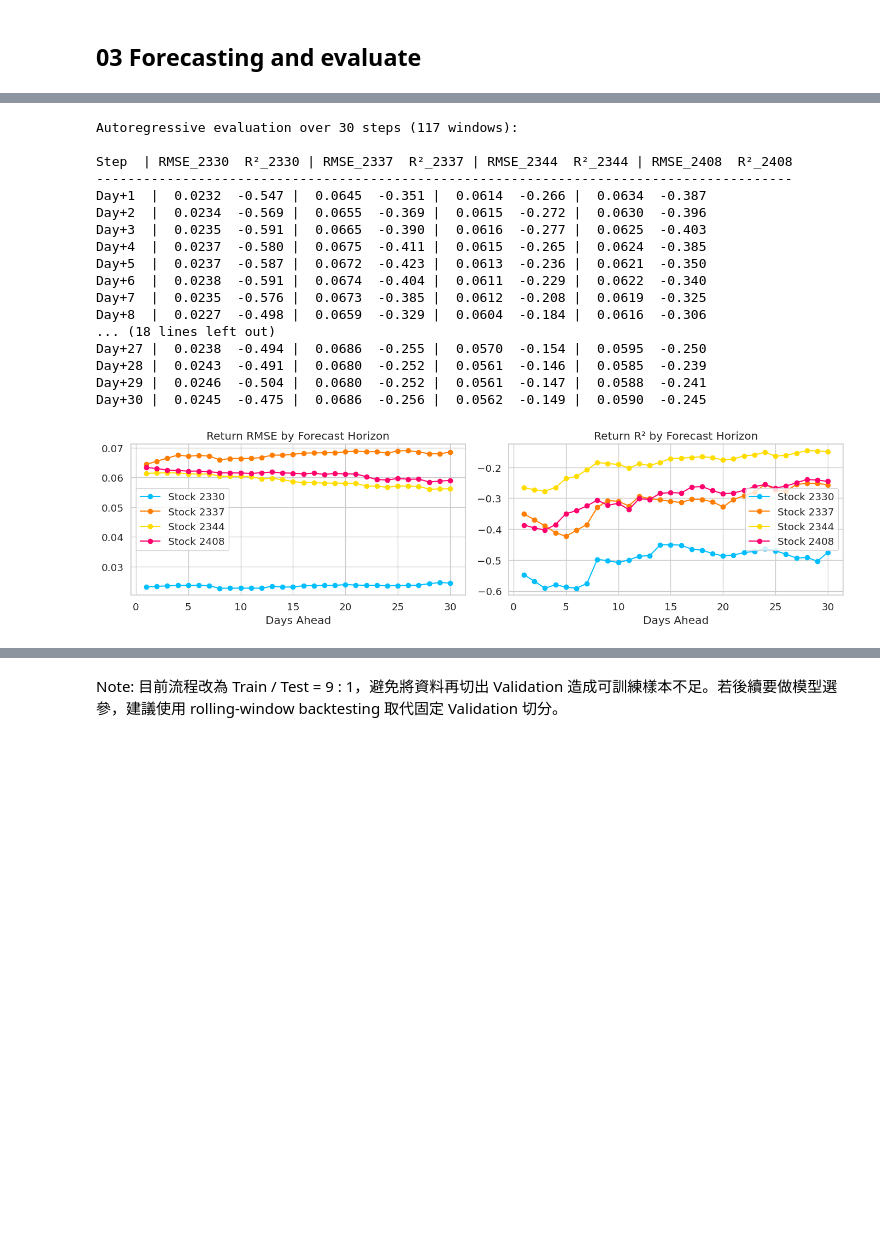
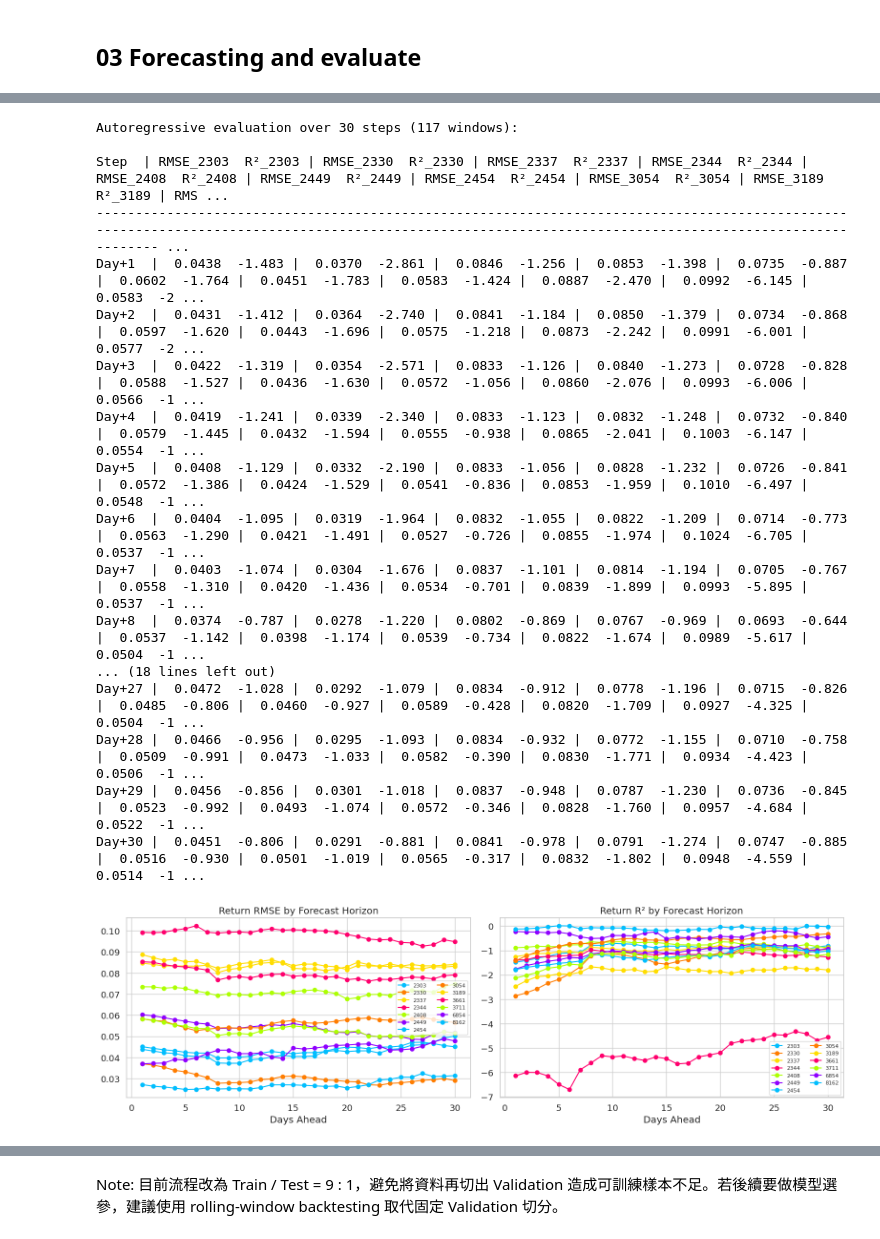
Before and after one commit to Chu-c-git/Automated_Trading_System, a Jupyter notebook: backend/model/LSTM_multi_stock.ipynb, the cells around one changed output, grey strips where cells are left out. Drawn from its saved outputs; the diff is of its cells as text; code cells hidden in the pictures; blank space fills up the shorter version.

```diff
--- a/backend/model/LSTM_multi_stock.ipynb
+++ b/backend/model/LSTM_multi_stock.ipynb
@@ -29,7 +29,7 @@ from matplotlib import rc
 import pandas as pd
 import numpy as np
 from tqdm.notebook import tqdm
-from sklearn.preprocessing import MinMaxScaler
+from sklearn.preprocessing import StandardScaler
 from sklearn.model_selection import train_test_split
 import matplotlib.dates as mdates
 import torch
@@ -47,7 +47,7 @@ import mlflow
 START_DATE = "2020-01-01"
 END_DATE = time.strftime("%Y-%m-%d")
 
-stock_dict_path = '/app/data/top5_stocks_by_category.json'
+stock_dict_path = '/app/data/topk_stocks_by_industries.json'
 with open(stock_dict_path, 'r', encoding='utf-8') as f:
     stock_dict = json.load(f)
 
@@ -236,14 +243,15 @@ Index(['close_2330', 'close_2337', 'close_2344', 'close_2408', 'ret_2330',
 # %%
 # Scale features and targets (returns)
-x_scaler = MinMaxScaler(feature_range=(0, 1))
+x_scaler = StandardScaler()
 df_X_train_scaled = x_scaler.fit_transform(df_X_train.values)
 df_X_test_scaled  = x_scaler.transform(df_X_test.values)
 
-y_scaler = MinMaxScaler(feature_range=(0, 1))
+y_scaler = StandardScaler()
 df_y_train_scaled = y_scaler.fit_transform(df_y_train.values)
 df_y_test_scaled  = y_scaler.transform(df_y_test.values)
 
-ret_scales  = y_scaler.data_max_ - y_scaler.data_min_   # return 的 scaling range
+# ret_scales  = y_scaler.data_max_ - y_scaler.data_min_   # return 的 scaling range
+ret_scales  = y_scaler.scale_   # return 的 scaling factor (std)
 stock_codes = [int(col.split('_')[1]) for col in target_cols]
 
 print('X_train_scaled shape:', df_X_train_scaled.shape)
@@ -526,6 +561,6 @@ Autoregressive forecast for next 7 days:
 # %%
-def evaluate_autoregressive_metrics(model, X_test_np, y_test_np, y_scaler,
-                                     n_steps, stock_codes, df_test_closes, device):
+def evaluate_autoregressive_metrics(model, X_test_np, y_test_np, x_scaler, y_scaler,
+                                     n_steps, stock_codes, df_test_closes, feature_cols, device):
     """
     Rolling-window backtest：對測試集每個起始點做 n_steps 天自回歸預測，
     計算每個 horizon（day+1 ~ day+n_steps）的 RMSE 和 R²（對 return 計算）。
@@ -538,10 +573,10 @@ def evaluate_autoregressive_metrics(model, X_test_np, y_test_np, y_scaler,
 
     all_preds, all_trues = [], []
     for i in range(n_windows):
-        # 取 seed window 最後一天的真實收盤價作為 ret → price 的起始點
-        last_close = df_test_closes.iloc[i + seq_len - 1].values
+        last_close   = df_test_closes.iloc[i + seq_len - 1].values
         forecast_rets, _ = recursive_forecast(
-            model, X_test_np[i], n_steps, y_scaler, last_close, device
+            model, X_test_np[i], n_steps, x_scaler, y_scaler,
+            last_close, feature_cols, device
         )
         actual_rets = y_scaler.inverse_transform(y_test_np[i:i + n_steps])
         all_preds.append(forecast_rets)
@@ -564,54 +599,54 @@ def evaluate_autoregressive_metrics(model, X_test_np, y_test_np, y_scaler,
     for step in range(n_steps):
         row = f'Day+{step+1:<2} | '
         row += ' | '.join(
             f'{rmse_per_step[step, s]:7.4f}  {r2_per_step[step, s]:6.3f}'
             for s in range(n_stocks)
         )
         print(row)
 
-    fig, axes = plt.subplots(1, 2, figsize=(14, 4))
     steps = np.arange(1, n_steps + 1)
+    fig, axes = plt.subplots(1, 2, figsize=(16, 5))
     for s, code in enumerate(stock_codes):
-        axes[0].plot(steps, rmse_per_step[:, s], marker='o', label=f'Stock {code}')
-        axes[1].plot(steps, r2_per_step[:, s],   marker='o', label=f'Stock {code}')
+        axes[0].plot(steps, rmse_per_step[:, s], marker='o', label=f'{code}')
+        axes[1].plot(steps, r2_per_step[:, s],   marker='o', label=f'{code}')
     axes[0].set_title('Return RMSE by Forecast Horizon')
     axes[1].set_title('Return R² by Forecast Horizon')
     for ax in axes:
         ax.set_xlabel('Days Ahead')
-        ax.legend()
+        ax.legend(ncol=2, fontsize=8)
         ax.grid(True)
     plt.tight_layout()
     plt.show()
 
     return rmse_per_step, r2_per_step
 
-# 使用
 rmse_steps, r2_steps = evaluate_autoregressive_metrics(
-    model, X_test_np, y_test_np, y_scaler,
+    model, X_test_np, y_test_np, x_scaler, y_scaler,
     n_steps=30,
     stock_codes=stock_codes,
     df_test_closes=df_test[close_wide.columns],
+    feature_cols=feature_cols,
     device=device,
 )
 # %% [output]
 Autoregressive evaluation over 30 steps (117 windows):
 
-Step  | RMSE_2330  R²_2330 | RMSE_2337  R²_2337 | RMSE_2344  R²_2344 | RMSE_2408  R²_2408
------------------------------------------------------------------------------------------
-Day+1  |  0.0232  -0.547 |  0.0645  -0.351 |  0.0614  -0.266 |  0.0634  -0.387
-Day+2  |  0.0234  -0.569 |  0.0655  -0.369 |  0.0615  -0.272 |  0.0630  -0.396
-Day+3  |  0.0235  -0.591 |  0.0665  -0.390 |  0.0616  -0.277 |  0.0625  -0.403
-Day+4  |  0.0237  -0.580 |  0.0675  -0.411 |  0.0615  -0.265 |  0.0624  -0.385
-Day+5  |  0.0237  -0.587 |  0.0672  -0.423 |  0.0613  -0.236 |  0.0621  -0.350
-Day+6  |  0.0238  -0.591 |  0.0674  -0.404 |  0.0611  -0.229 |  0.0622  -0.340
-Day+7  |  0.0235  -0.576 |  0.0673  -0.385 |  0.0612  -0.208 |  0.0619  -0.325
-Day+8  |  0.0227  -0.498 |  0.0659  -0.329 |  0.0604  -0.184 |  0.0616  -0.306
+Step  | RMSE_2303  R²_2303 | RMSE_2330  R²_2330 | RMSE_2337  R²_2337 | RMSE_2344  R²_2344 | RMSE_2408  R²_2408 | RMSE_2449  R²_2449 | RMSE_2454  R²_2454 | RMSE_3054  R²_3054 | RMSE_3189  R²_3189 | RMS ...
+-------------------------------------------------------------------------------------------------------------------------------------------------------------------------------------------------------- ...
+Day+1  |  0.0438  -1.483 |  0.0370  -2.861 |  0.0846  -1.256 |  0.0853  -1.398 |  0.0735  -0.887 |  0.0602  -1.764 |  0.0451  -1.783 |  0.0583  -1.424 |  0.0887  -2.470 |  0.0992  -6.145 |  0.0583  -2 ...
+Day+2  |  0.0431  -1.412 |  0.0364  -2.740 |  0.0841  -1.184 |  0.0850  -1.379 |  0.0734  -0.868 |  0.0597  -1.620 |  0.0443  -1.696 |  0.0575  -1.218 |  0.0873  -2.242 |  0.0991  -6.001 |  0.0577  -2 ...
+Day+3  |  0.0422  -1.319 |  0.0354  -2.571 |  0.0833  -1.126 |  0.0840  -1.273 |  0.0728  -0.828 |  0.0588  -1.527 |  0.0436  -1.630 |  0.0572  -1.056 |  0.0860  -2.076 |  0.0993  -6.006 |  0.0566  -1 ...
+Day+4  |  0.0419  -1.241 |  0.0339  -2.340 |  0.0833  -1.123 |  0.0832  -1.248 |  0.0732  -0.840 |  0.0579  -1.445 |  0.0432  -1.594 |  0.0555  -0.938 |  0.0865  -2.041 |  0.1003  -6.147 |  0.0554  -1 ...
+Day+5  |  0.0408  -1.129 |  0.0332  -2.190 |  0.0833  -1.056 |  0.0828  -1.232 |  0.0726  -0.841 |  0.0572  -1.386 |  0.0424  -1.529 |  0.0541  -0.836 |  0.0853  -1.959 |  0.1010  -6.497 |  0.0548  -1 ...
+Day+6  |  0.0404  -1.095 |  0.0319  -1.964 |  0.0832  -1.055 |  0.0822  -1.209 |  0.0714  -0.773 |  0.0563  -1.290 |  0.0421  -1.491 |  0.0527  -0.726 |  0.0855  -1.974 |  0.1024  -6.705 |  0.0537  -1 ...
+Day+7  |  0.0403  -1.074 |  0.0304  -1.676 |  0.0837  -1.101 |  0.0814  -1.194 |  0.0705  -0.767 |  0.0558  -1.310 |  0.0420  -1.436 |  0.0534  -0.701 |  0.0839  -1.899 |  0.0993  -5.895 |  0.0537  -1 ...
+Day+8  |  0.0374  -0.787 |  0.0278  -1.220 |  0.0802  -0.869 |  0.0767  -0.969 |  0.0693  -0.644 |  0.0537  -1.142 |  0.0398  -1.174 |  0.0539  -0.734 |  0.0822  -1.674 |  0.0989  -5.617 |  0.0504  -1 ...
 ... (18 lines left out)
-Day+27 |  0.0238  -0.494 |  0.0686  -0.255 |  0.0570  -0.154 |  0.0595  -0.250
-Day+28 |  0.0243  -0.491 |  0.0680  -0.252 |  0.0561  -0.146 |  0.0585  -0.239
-Day+29 |  0.0246  -0.504 |  0.0680  -0.252 |  0.0561  -0.147 |  0.0588  -0.241
-Day+30 |  0.0245  -0.475 |  0.0686  -0.256 |  0.0562  -0.149 |  0.0590  -0.245
+Day+27 |  0.0472  -1.028 |  0.0292  -1.079 |  0.0834  -0.912 |  0.0778  -1.196 |  0.0715  -0.826 |  0.0485  -0.806 |  0.0460  -0.927 |  0.0589  -0.428 |  0.0820  -1.709 |  0.0927  -4.325 |  0.0504  -1 ...
+Day+28 |  0.0466  -0.956 |  0.0295  -1.093 |  0.0834  -0.932 |  0.0772  -1.155 |  0.0710  -0.758 |  0.0509  -0.991 |  0.0473  -1.033 |  0.0582  -0.390 |  0.0830  -1.771 |  0.0934  -4.423 |  0.0506  -1 ...
+Day+29 |  0.0456  -0.856 |  0.0301  -1.018 |  0.0837  -0.948 |  0.0787  -1.230 |  0.0736  -0.845 |  0.0523  -0.992 |  0.0493  -1.074 |  0.0572  -0.346 |  0.0828  -1.760 |  0.0957  -4.684 |  0.0522  -1 ...
+Day+30 |  0.0451  -0.806 |  0.0291  -0.881 |  0.0841  -0.978 |  0.0791  -1.274 |  0.0747  -0.885 |  0.0516  -0.930 |  0.0501  -1.019 |  0.0565  -0.317 |  0.0832  -1.802 |  0.0948  -4.559 |  0.0514  -1 ...
-[figure, old version]
+[figure, new version]
 # %%
 # Train set evaluation
 train_rmse, train_r2 = evaluate_metrics(model, train_loader, y_scaler, device)
```
Also changed, not shown: parts of 16 cells of this notebook, 4 other files.
